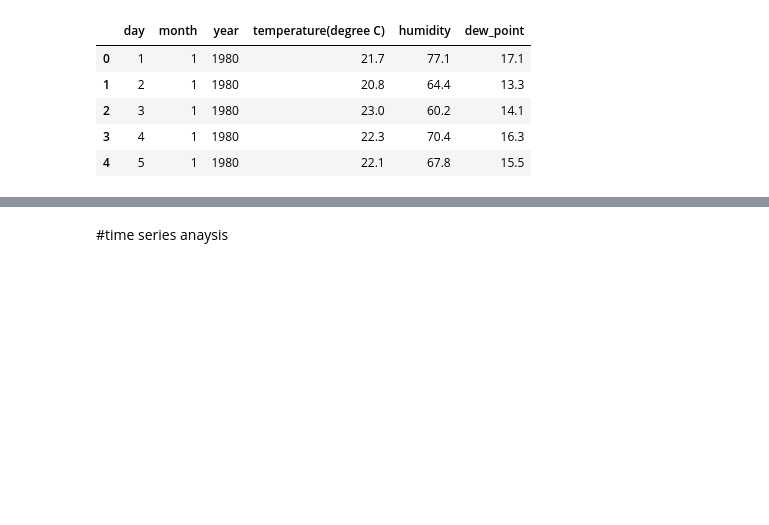
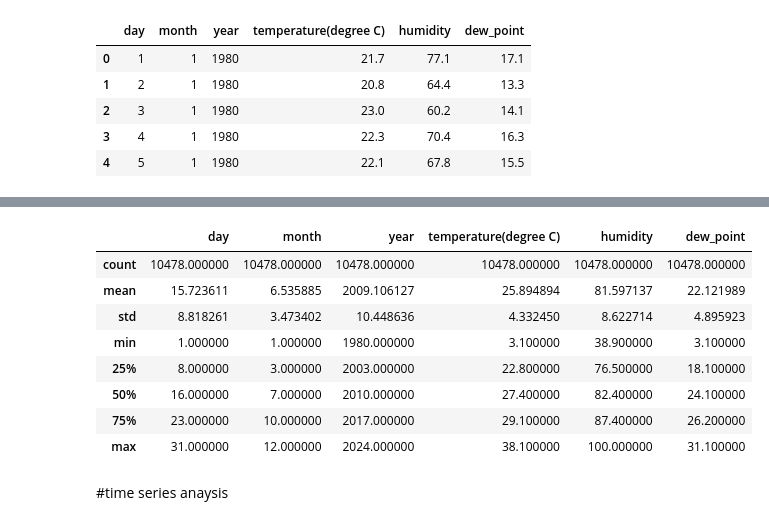
Before and after one commit to not-your-pancake/TCC-ensembling-paper, a Jupyter notebook: 6-Dew-Point-Comfort-Levels/1-bagerhat/bagerhat_dew_point_comfort_levels.ipynb, the cells around one changed output, grey strips where cells are left out. Drawn from its saved outputs; the diff is of its cells as text; code cells hidden in the pictures; blank space fills up the shorter version.

```diff
--- a/6-Dew-Point-Comfort-Levels/1-bagerhat/bagerhat_dew_point_comfort_levels.ipynb
+++ b/6-Dew-Point-Comfort-Levels/1-bagerhat/bagerhat_dew_point_comfort_levels.ipynb
@@ -68,3 +79,15 @@ After removing missing values from bagerhat, dataset contains 10478 rows and 6 c
+# %%
+with_no_null_dew_point.describe()
+# %% [output]
+|  | day | month | year | temperature(degree C) | humidity | dew_point |
+| count | 10478.000000 | 10478.000000 | 10478.000000 | 10478.000000 | 10478.000000 | 10478.000000 |
+| mean | 15.723611 | 6.535885 | 2009.106127 | 25.894894 | 81.597137 | 22.121989 |
+| std | 8.818261 | 3.473402 | 10.448636 | 4.332450 | 8.622714 | 4.895923 |
+| min | 1.000000 | 1.000000 | 1980.000000 | 3.100000 | 38.900000 | 3.100000 |
+| 25% | 8.000000 | 3.000000 | 2003.000000 | 22.800000 | 76.500000 | 18.100000 |
+| 50% | 16.000000 | 7.000000 | 2010.000000 | 27.400000 | 82.400000 | 24.100000 |
+| 75% | 23.000000 | 10.000000 | 2017.000000 | 29.100000 | 87.400000 | 26.200000 |
+| max | 31.000000 | 12.000000 | 2024.000000 | 38.100000 | 100.000000 | 31.100000 |
 # %% [markdown]
 #time series anaysis
 # %%
```
Also changed, not shown: parts of 5 cells of this notebook, 2 other files.
